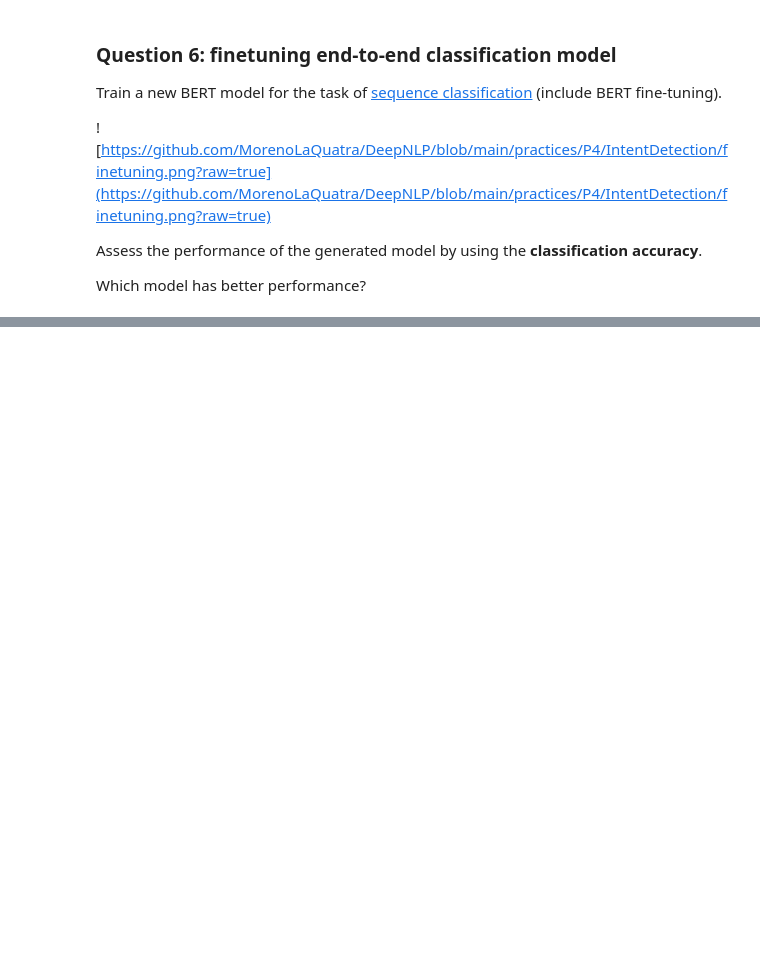
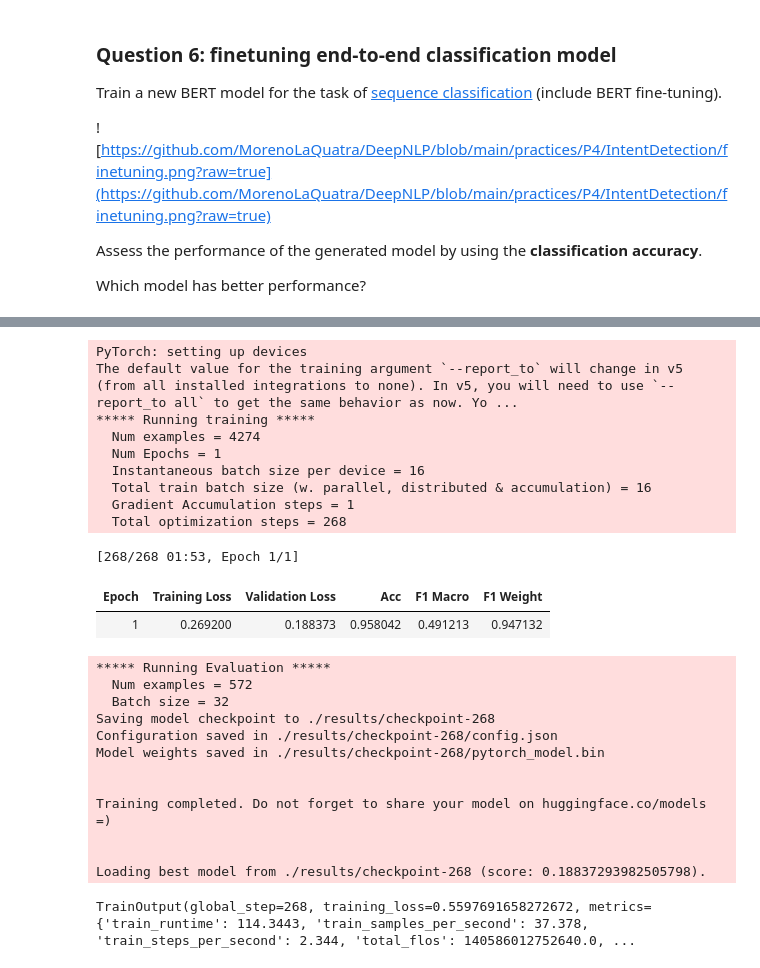
Before and after one commit to francescodisalvo05/polito-deep-nlp, a Jupyter notebook: Labs/Lab_04_NER_and_Intent_Detection.ipynb, the cells around one changed output, grey strips where cells are left out. Drawn from its saved outputs; the diff is of its cells as text; code cells hidden in the pictures; blank space fills up the shorter version.

```diff
--- a/Labs/Lab_04_NER_and_Intent_Detection.ipynb
+++ b/Labs/Lab_04_NER_and_Intent_Detection.ipynb
@@ -278,3 +498,9 @@ Assess the performance of the generated model by using the **classification accu
 Which model has better performance?
 # %%
 # Your code here
+# %%
+from transformers import BertTokenizer, BertForSequenceClassification
+import torch
+
+tokenizer = BertTokenizer.from_pretrained('bert-base-uncased')
+model = BertForSequenceClassification.from_pretrained('bert-base-uncased', num_labels=17)
@@ -280,0 +525,4 @@ Which model has better performance?
+# %%
+bert_train = tokenizer(train_tokens, padding="max_length", truncation=True, max_length=64)
+bert_eval = tokenizer(val_tokens, padding="max_length", truncation=True, max_length=64)
+bert_test = tokenizer(test_tokens, padding="max_length", truncation=True, max_length=64)
@@ -280,0 +553,64 @@ Which model has better performance?
+# %%
+from sklearn.metrics import accuracy_score, f1_score, classification_report
+def compute_metrics(pred):
+  predictions = np.argmax(pred.predictions, axis=-1)
+  labels = pred.label_ids
+  return {
+      "acc": accuracy_score(labels, predictions),
+      "f1_macro": f1_score(labels, predictions, average="macro"),
+      "f1_weight": f1_score(labels, predictions, average="weighted")
+  }
+# %%
+from transformers import Trainer, TrainingArguments
+
+training_args = TrainingArguments(
+    output_dir='./results',          # output directory
+    num_train_epochs=1,              # total number of training epochs
+    per_device_train_batch_size=16,  # batch size per device during training
+    per_device_eval_batch_size=32,   # batch size for evaluation
+    warmup_steps=10,                # number of warmup steps for learning rate scheduler
+    weight_decay=0.01,               # strength of weight decay
+    logging_dir='./logs',            # directory for storing logs
+    logging_steps=10,
+    evaluation_strategy="epoch",
+    save_strategy="epoch",
+    eval_steps=100,
+    save_steps=100,
+    load_best_model_at_end=True,
+)
+
+trainer = Trainer(
+    model=model,                         # the instantiated 🤗 Transformers model to be trained
+    args=training_args,                  # training arguments, defined above
+    train_dataset=train_ds,         # training dataset
+    eval_dataset=eval_ds,             # evaluation dataset
+    compute_metrics=compute_metrics
+)
+
+trainer.train()
+# %% [output]
+PyTorch: setting up devices
+The default value for the training argument `--report_to` will change in v5 (from all installed integrations to none). In v5, you will need to use `--report_to all` to get the same behavior as now. Yo ...
+***** Running training *****
+  Num examples = 4274
+  Num Epochs = 1
+  Instantaneous batch size per device = 16
+  Total train batch size (w. parallel, distributed & accumulation) = 16
+  Gradient Accumulation steps = 1
+  Total optimization steps = 268
+[268/268 01:53, Epoch 1/1]
+| Epoch | Training Loss | Validation Loss | Acc | F1 Macro | F1 Weight |
+| 1 | 0.269200 | 0.188373 | 0.958042 | 0.491213 | 0.947132 |
+***** Running Evaluation *****
+  Num examples = 572
+  Batch size = 32
+Saving model checkpoint to ./results/checkpoint-268
+Configuration saved in ./results/checkpoint-268/config.json
+Model weights saved in ./results/checkpoint-268/pytorch_model.bin
+
+
+Training completed. Do not forget to share your model on huggingface.co/models =)
+
+
+Loading best model from ./results/checkpoint-268 (score: 0.18837293982505798).
+TrainOutput(global_step=268, training_loss=0.5597691658272672, metrics={'train_runtime': 114.3443, 'train_samples_per_second': 37.378, 'train_steps_per_second': 2.344, 'total_flos': 140586012752640.0, ...
```
Also changed, not shown: parts of 23 cells of this notebook.
